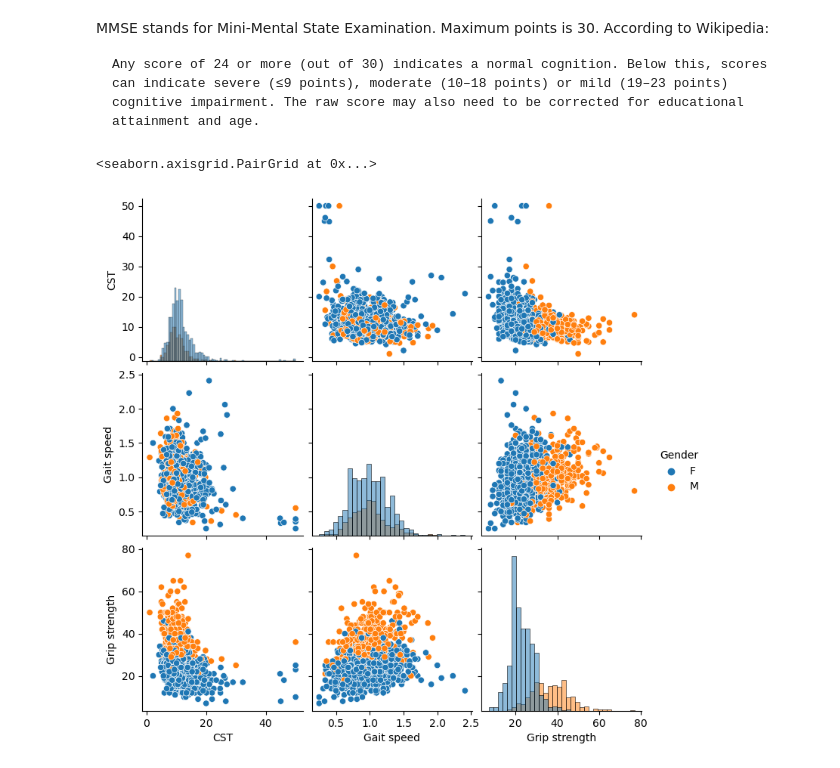
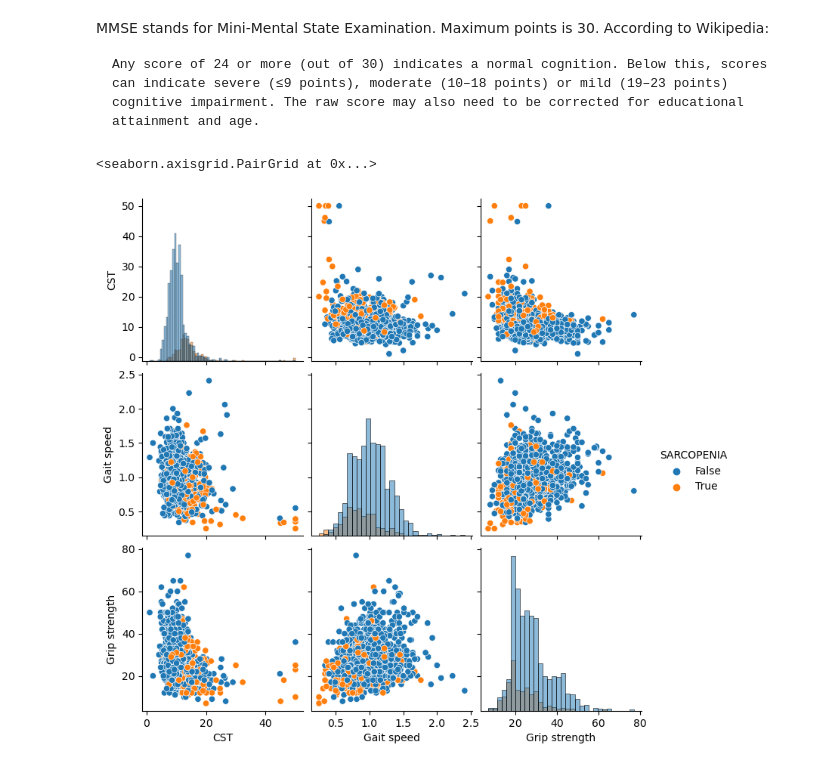
Before and after one commit to rfryrice/data-science, a Jupyter notebook: Project 3 - Detecting Sarcopenia.ipynb, the cells around one changed output. Saved outputs shown, nothing was run; the diff lists cells and outputs as text; code cells hidden in the pictures.

````diff
--- a/Project 3 - Detecting Sarcopenia.ipynb
+++ b/Project 3 - Detecting Sarcopenia.ipynb
@@ -116,7 +124,8 @@ data['Height'] = data['Height'].fillna(data['Height'].mean())
 data['Waist'] = data['Waist'].fillna(data['Waist'].mean())
 data['Hip'] = data['Hip'].fillna(data['Hip'].mean())
 # %%
-data['Smoking'] = data['Smoking'].fillna("0")
+data['Smoking'] = data['Smoking'].fillna(0)
+data['Smoking'] = data['Smoking'].astype('category')
 # %%
 import re
 
@@ -148,6 +157,7 @@ data.iloc[x, 7] = data.iloc[x, 7].apply(only_digits)
 data['Smoking (packet/year)'] = data['Smoking (packet/year)'].astype(float)
 # %%
 data['Alcohol'] = data['Alcohol'].str.lower()
+data['Alcohol'] = data['Alcohol'].astype('category')
 data['Alcohol'].value_counts()
 # %% [output]
 0          1127
@@ -156,7 +166,8 @@ regular      16
 Name: Alcohol, dtype: int64
 # %%
 data['DM'] = data['DM'].astype(bool)
-data['Insulin'] = data['Insulin'].astype(bool)
+data['Insulin'] = data['Insulin'].fillna(0)
+data['Insulin'] = data['Insulin'].astype(int)
 
 data['LowCST'] = data['LowCST'].astype('category')
 data['Low grip strength'] = data['Low grip strength'].astype('category')
@@ -244,3 +257,5 @@ part-time work               23
 not working                  12
 abstinence                    5
 Name: Working Status, dtype: int64
+# %%
+data['Working Status'] = data['Working Status'].replace('not working','retired')
@@ -294,8 +309,8 @@ MMSE stands for Mini-Mental State Examination. Maximum points is 30. According t
 Any score of 24 or more (out of 30) indicates a normal cognition. Below this, scores can indicate severe (≤9 points), moderate (10–18 points) or mild (19–23 points) cognitive impairment. The raw score may also need to be corrected for educational attainment and age.
 ```
 # %%
-tests = data.loc[:,('LowCST','CST','Gait speed','Low grip strength','Grip strength','Gender')]
-sns.pairplot(tests, hue='Gender', diag_kind="hist")
+tests = data.loc[:,('LowCST','CST','Gait speed','Low grip strength','Grip strength','Gender','SARCOPENIA')]
+sns.pairplot(tests, hue='SARCOPENIA', diag_kind="hist")
 # %% [output]
 <seaborn.axisgrid.PairGrid at 0x...>
-[figure, old version]
+[figure, new version]
````
Also changed, not shown: parts of 37 cells of this notebook.
